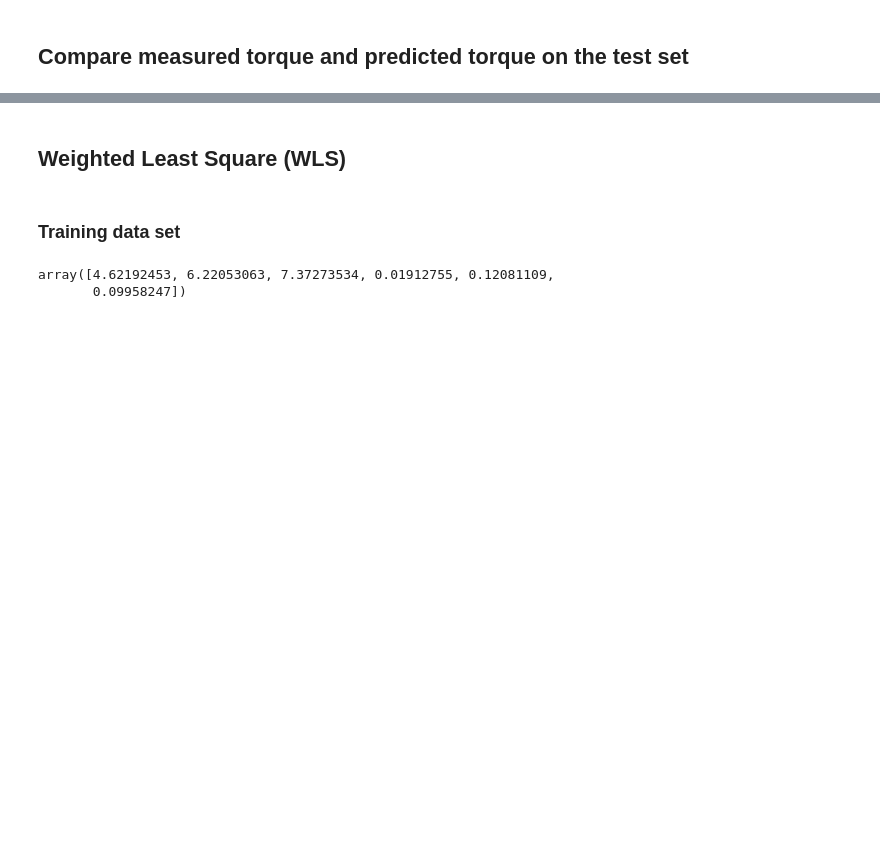
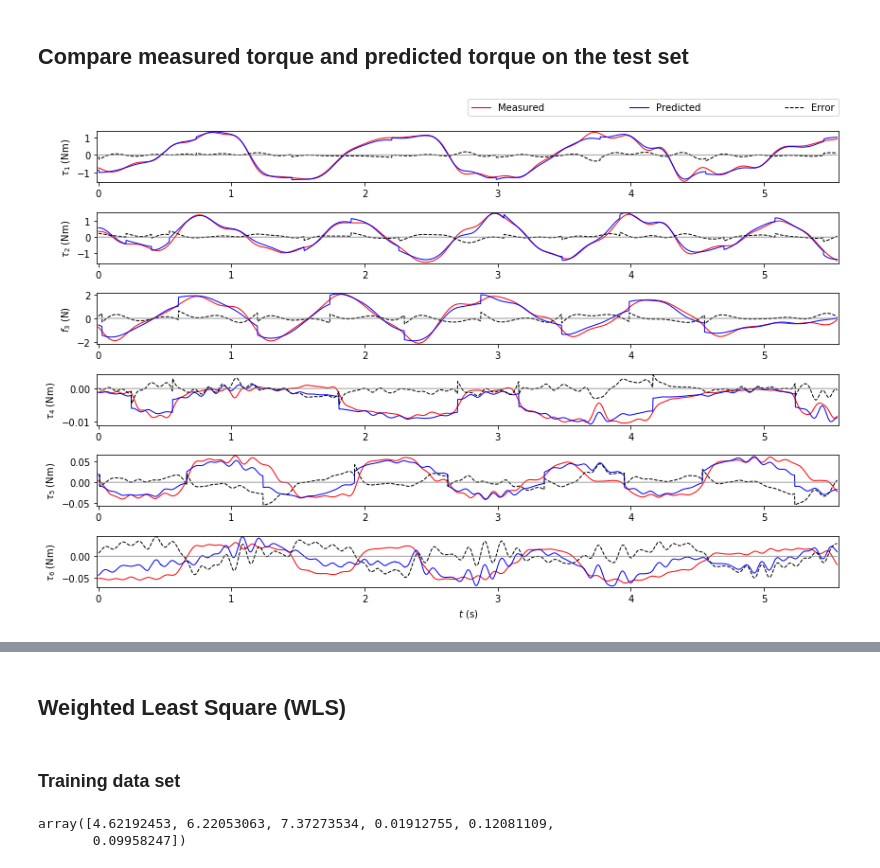
Before and after one commit to leihuagh/dyn_ident_sympy, a Jupyter notebook: main.ipynb, the cells around one changed output, grey strips where cells are left out. Drawn from its saved outputs; the diff is of its cells as text; code cells hidden in the pictures; blank space fills up the shorter version.

```diff
--- a/main.ipynb
+++ b/main.ipynb
@@ -635,7 +621,7 @@ if 'mtm' in model_name:
 # %% [markdown]
 ### Load test data set
 # %%
-test_trajectory_name = 'two'
+test_trajectory_name = 'four'
 
 results_folder = 'data/' + model_name +'/measured_trajectory/'
 test_results_data_file = results_folder + test_trajectory_name + '_results.csv'
@@ -816,9 +806,11 @@ for i in range(dof):
 # %%
 plot_data_num = int(1 / base_freq * trajectory_sampling_rate)
 plot_meas_pred_tau(t_cut_test[:plot_data_num], tau_f_test[:plot_data_num, :],
                    tau_p_test[:plot_data_num, :],
-                   robot_def.coordinates_joint_type,
+                   robot_model.coordinates_joint_type,
                    robot_model.coordinates)
+# %% [output]
+[figure, added]
 # %%
 np.linalg.norm(tau_f_test[:plot_data_num, :] - tau_p_test[:plot_data_num, :], axis=0)\
     / np.linalg.norm(tau_f_test[:plot_data_num, :], axis=0)
```
Also changed, not shown: parts of 17 cells of this notebook, 26 other files.
